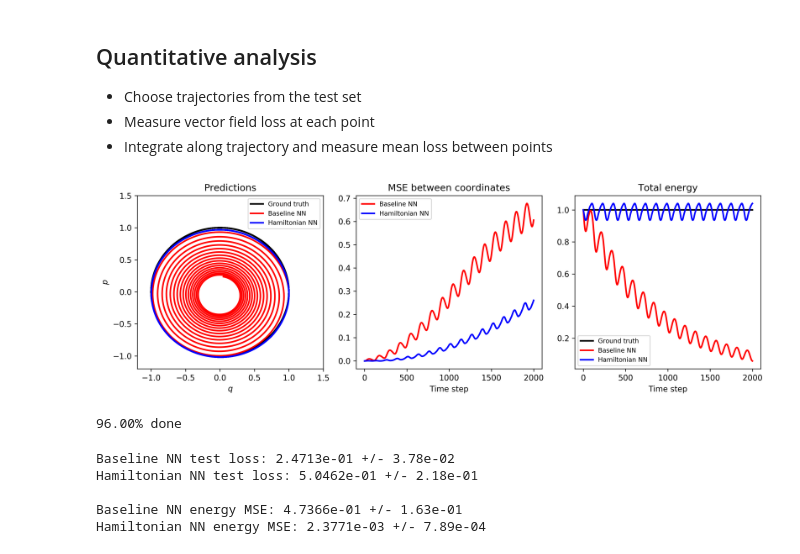
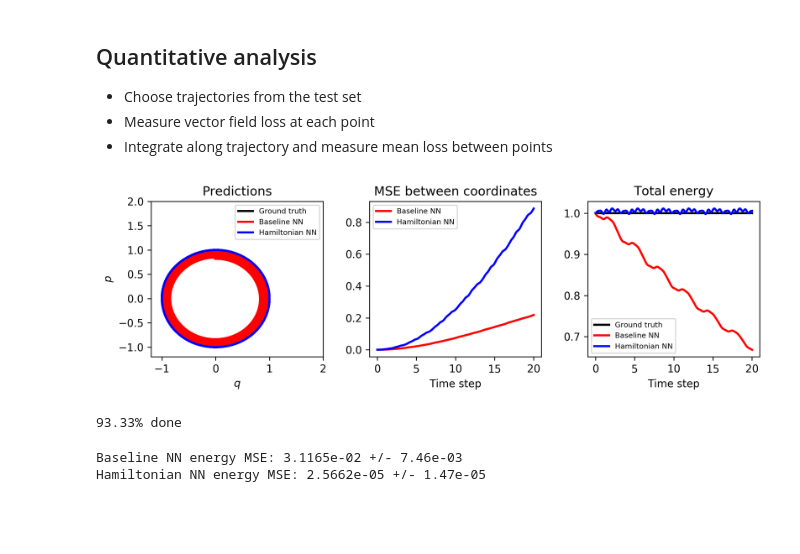
Before and after one commit to greydanus/hamiltonian-nn, a Jupyter notebook: analyze-spring.ipynb, the cells around one changed output. Cells and saved outputs as stored; diff of their text form; code cells hidden in the pictures; blank space fills up the shorter version.

```diff
--- a/analyze-spring.ipynb
+++ b/analyze-spring.ipynb
@@ -31,7 +32,7 @@ def get_args():
          'hidden_dim': 200,
          'learn_rate': 1e-3,
          'nonlinearity': 'tanh',
-         'total_steps': 1000,
+         'total_steps': 2000,
          'field_type': 'solenoidal',
          'print_every': 200,
          'name': 'spring',
@@ -114,7 +116,7 @@ base_field = get_vector_field(base_model, gridsize=args.gridsize)
 hnn_field = get_vector_field(hnn_model, gridsize=args.gridsize)
 
 # integrate along those fields starting from point (1,0)
-t_span = [0,30]
+t_span = [0,20]
 y0 = np.asarray([1., 0])
 kwargs = {'t_eval': np.linspace(t_span[0], t_span[1], 1000), 'rtol': 1e-12}
 base_ivp = integrate_model(base_model, t_span, y0, **kwargs)
@@ -181,31 +183,23 @@ fig.savefig('{}/spring{}.{}'.format(args.fig_dir, RK4, FORMAT))
 * Measure vector field loss at each point
 * Integrate along trajectory and measure mean loss between points
 # %%
-def circular_vector_field(t, x):
-    dx = np.fliplr(x.copy().reshape(-1,2))
-    dx[:,0] *= -1
-    return dx.copy().reshape(*x.shape)
-
-def integrate_models(x0=np.asarray([1, 0]), t_span=[0,5], t_evals=100):
+def integrate_models(x0=np.asarray([1, 0]), t_span=[0,5], t_eval=None):
     # integrate along ground truth vector field
-    kwargs = {'t_eval': np.linspace(t_span[0], t_span[1], t_evals), 'rtol': 1e-12}
-    true_path = solve_ivp(fun=circular_vector_field, t_span=t_span, y0=x0, **kwargs)
+    kwargs = {'t_eval': t_eval, 'rtol': 1e-12}
+    true_path = solve_ivp(fun=dynamics_fn, t_span=t_span, y0=x0, **kwargs)
     true_x = true_path['y'].T
-    true_dx = circular_vector_field(t=None, x=true_x)
 
     # integrate along baseline vector field
     base_path = integrate_model(base_model, t_span, x0, **kwargs)
     base_x = base_path['y'].T
     _tmp = torch.tensor( true_x, requires_grad=True, dtype=torch.float32)
-    base_dx = base_model.time_derivative(_tmp).data.numpy()
 
     # integrate along HNN vector field
     hnn_path = integrate_model(hnn_model, t_span, x0, **kwargs)
     hnn_x = hnn_path['y'].T
     _tmp = torch.tensor( true_x, requires_grad=True, dtype=torch.float32)
-    hnn_dx = hnn_model.time_derivative(_tmp).data.numpy()
 
-    return true_x, true_dx, base_x, base_dx, hnn_x, hnn_dx
+    return true_x, base_x, hnn_x
 
 def vector_field_loss(x, dx_hat):
     dx = circular_vector_field(t=None, x=x)
@@ -218,66 +212,62 @@ def energy_loss(true_x, integrated_x):
 # %%
 x0 = np.asarray([1, 0])
 
 # integration
-vals = integrate_models(x0=x0, t_span=[0,100], t_evals=2000)
-[true_x, true_dx, base_x, base_dx, hnn_x, hnn_dx] = vals
+t_span=[0,20]
+t_eval = np.linspace(t_span[0], t_span[1], 2000)
+true_x, base_x, hnn_x = integrate_models(x0=x0, t_span=t_span, t_eval=t_eval)
 
 # plotting
-fig = plt.figure(figsize=[12,4], dpi=DPI)
+fig = plt.figure(figsize=[9,3], dpi=DPI)
 plt.subplot(1,3,1)
 plt.title("Predictions") ; plt.xlabel('$q$') ; plt.ylabel('$p$')
 plt.plot(true_x[:,0], true_x[:,1], 'k-', label='Ground truth', linewidth=2)
 plt.plot(base_x[:,0], base_x[:,1], 'r-', label='Baseline NN', linewidth=2)
 plt.plot(hnn_x[:,0], hnn_x[:,1], 'b-', label='Hamiltonian NN', linewidth=2)
-plt.xlim(-1.2,1.5) ; plt.ylim(-1.2,1.5)
-plt.legend(fontsize=8)
+plt.xlim(-1.2,2) ; plt.ylim(-1.2,2)
+plt.legend(fontsize=7)
 
 plt.subplot(1,3,2)
 plt.title("MSE between coordinates") ; plt.xlabel('Time step')
-plt.plot(((true_x-base_x)**2).mean(-1), 'r-', label='Baseline NN', linewidth=2)
-plt.plot(((true_x-hnn_x)**2).mean(-1), 'b-', label='Hamiltonian NN', linewidth=2)
-plt.legend(fontsize=8)
+plt.plot(t_eval, ((true_x-base_x)**2).mean(-1), 'r-', label='Baseline NN', linewidth=2)
+plt.plot(t_eval, ((true_x-hnn_x)**2).mean(-1), 'b-', label='Hamiltonian NN', linewidth=2)
+plt.legend(fontsize=7)
 
 plt.subplot(1,3,3)
 plt.title("Total energy")
 plt.xlabel('Time step')
-plt.plot((true_x**2).sum(1), 'k-', label='Ground truth', linewidth=2)
-plt.plot((base_x**2).sum(1), 'r-', label='Baseline NN', linewidth=2)
-plt.plot((hnn_x**2).sum(1), 'b-', label='Hamiltonian NN', linewidth=2)
-plt.legend(fontsize=8)
+true_e = np.stack([hamiltonian_fn(c) for c in true_x])
+base_e = np.stack([hamiltonian_fn(c) for c in base_x])
+hnn_e = np.stack([hamiltonian_fn(c) for c in hnn_x])
+plt.plot(t_eval, true_e, 'k-', label='Ground truth', linewidth=2)
+plt.plot(t_eval, base_e, 'r-', label='Baseline NN', linewidth=2)
+plt.plot(t_eval, hnn_e, 'b-', label='Hamiltonian NN', linewidth=2)
+plt.legend(fontsize=7)
 
 plt.tight_layout() ; plt.show()
 fig.savefig('{}/spring-integration{}.{}'.format(args.fig_dir, RK4, FORMAT))
 # %% [output]
-[figure, old version]
+[figure, new version]
 # %%
 splits = 5
-samples = 5
-losses = {'base_test' : [], 'hnn_test' : [], 'base_energy' : [], 'hnn_energy' : []}
+samples = 3
+losses = {'base_energy' : [], 'hnn_energy' : []}
 
 _tmp = [] # for computing batched means
 for i in range(splits*samples):
-    x0 = np.random.rand(2)*1.8 - .9 # randomly sample a starting px: \in(-2,2) and abs(px) > 0.2
+    x0 = np.random.rand(2)*1.6 - .8 # randomly sample a starting px: \in(-2,2) and abs(px) > 0.2
     x0 += 0.2 * np.sign(x0) * np.ones_like(x0)
-    vals = integrate_models(x0=x0, t_span=[0,100], t_evals=20)
-    [true_x, true_dx, base_x, base_dx, hnn_x, hnn_dx] = vals
+    true_x, base_x, hnn_x = integrate_models(x0=x0, t_span=[0,20], t_evals=20)
 
-    losses['base_test'] += [ vector_field_loss(base_x, base_dx) ]
-    losses['hnn_test'] += [ vector_field_loss(hnn_x, hnn_dx) ]
     losses['base_energy'] += [ energy_loss(true_x, base_x) ]
     losses['hnn_energy'] += [ energy_loss(true_x, hnn_x) ]
     print('{:.2f}% done'.format(100*float(i)/(splits*samples)), end='\r')
 # %% [output]
-96.00% done
+93.33% done
 # %%
 losses = {k: np.array(v) for k,v in losses.items()}
 bootstrap_std = lambda x, splits=5: np.std([np.mean(x_i) for x_i in np.split(x, splits)])
 
-print("Baseline NN test loss: {:.4e} +/- {:.2e}\nHamiltonian NN test loss: {:.4e} +/- {:.2e}"
-      .format(
-          np.mean(losses['base_test']), bootstrap_std(losses['base_test'], splits),
-          np.mean(losses['hnn_test']), bootstrap_std(losses['hnn_test'], splits))
-     )
 
 print("\nBaseline NN energy MSE: {:.4e} +/- {:.2e}\nHamiltonian NN energy MSE: {:.4e} +/- {:.2e}"
       .format(
@@ -285,8 +275,5 @@ print("\nBaseline NN energy MSE: {:.4e} +/- {:.2e}\nHamiltonian NN energy MSE: {
           np.mean(losses['hnn_energy']), bootstrap_std(losses['hnn_energy'], splits))
      )
 # %% [output]
-Baseline NN test loss: 2.4713e-01 +/- 3.78e-02
-Hamiltonian NN test loss: 5.0462e-01 +/- 2.18e-01
-
-Baseline NN energy MSE: 4.7366e-01 +/- 1.63e-01
-Hamiltonian NN energy MSE: 2.3771e-03 +/- 7.89e-04
+Baseline NN energy MSE: 3.1165e-02 +/- 7.46e-03
+Hamiltonian NN energy MSE: 2.5662e-05 +/- 1.47e-05
```
Also changed, not shown: parts of 3 cells of this notebook, 25 other files.
